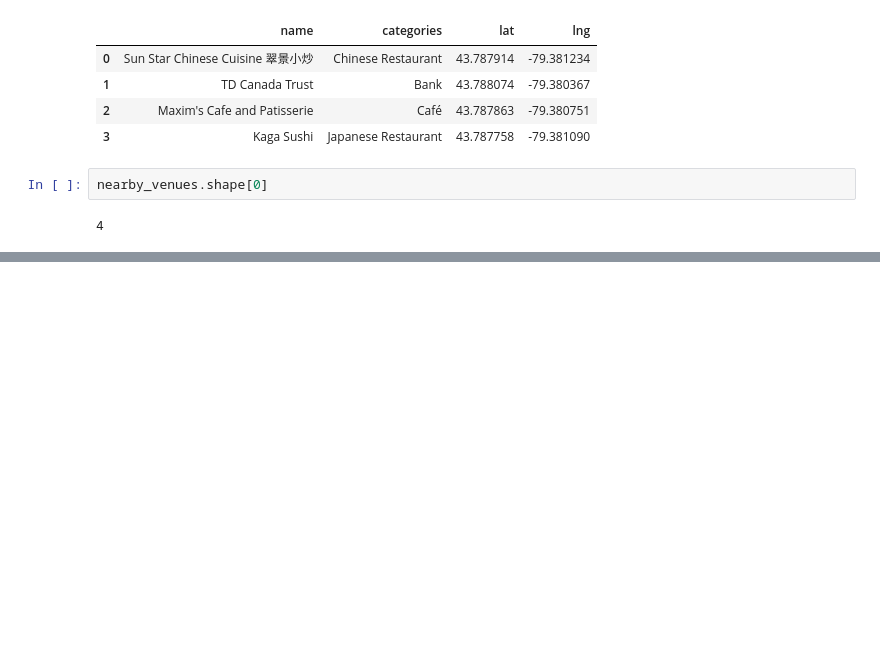
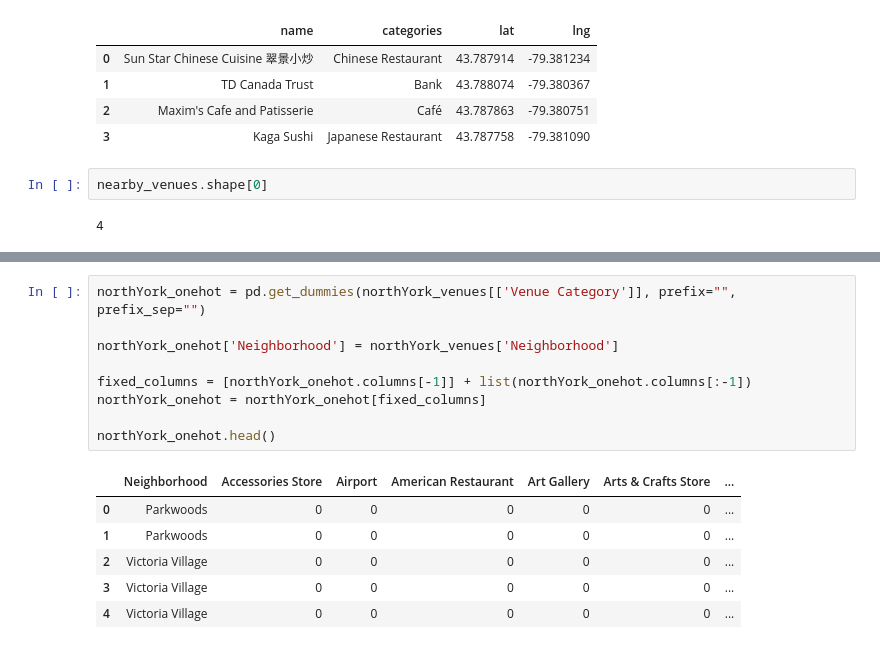
Before and after one commit to dulanjaleekrs/Coursera_Capstone, a Jupyter notebook: Neighborhoods in Toronto.ipynb, the cells around one changed output, grey strips where cells are left out. Drawn from its saved outputs; the diff is of its cells as text; blank space fills up the shorter version.

```diff
--- a/Neighborhoods in Toronto.ipynb
+++ b/Neighborhoods in Toronto.ipynb
@@ -277,0 +351,16 @@ nearby_venues.shape[0]
+# %%
+northYork_onehot = pd.get_dummies(northYork_venues[['Venue Category']], prefix="", prefix_sep="")
+
+northYork_onehot['Neighborhood'] = northYork_venues['Neighborhood']
+
+fixed_columns = [northYork_onehot.columns[-1]] + list(northYork_onehot.columns[:-1])
+northYork_onehot = northYork_onehot[fixed_columns]
+
+northYork_onehot.head()
+# %% [output]
+|  | Neighborhood | Accessories Store | Airport | American Restaurant | Art Gallery | Arts & Crafts Store | ... |
+| 0 | Parkwoods | 0 | 0 | 0 | 0 | 0 | ... |
+| 1 | Parkwoods | 0 | 0 | 0 | 0 | 0 | ... |
+| 2 | Victoria Village | 0 | 0 | 0 | 0 | 0 | ... |
+| 3 | Victoria Village | 0 | 0 | 0 | 0 | 0 | ... |
+| 4 | Victoria Village | 0 | 0 | 0 | 0 | 0 | ... |
```
Also changed, not shown: parts of 6 cells of this notebook.
